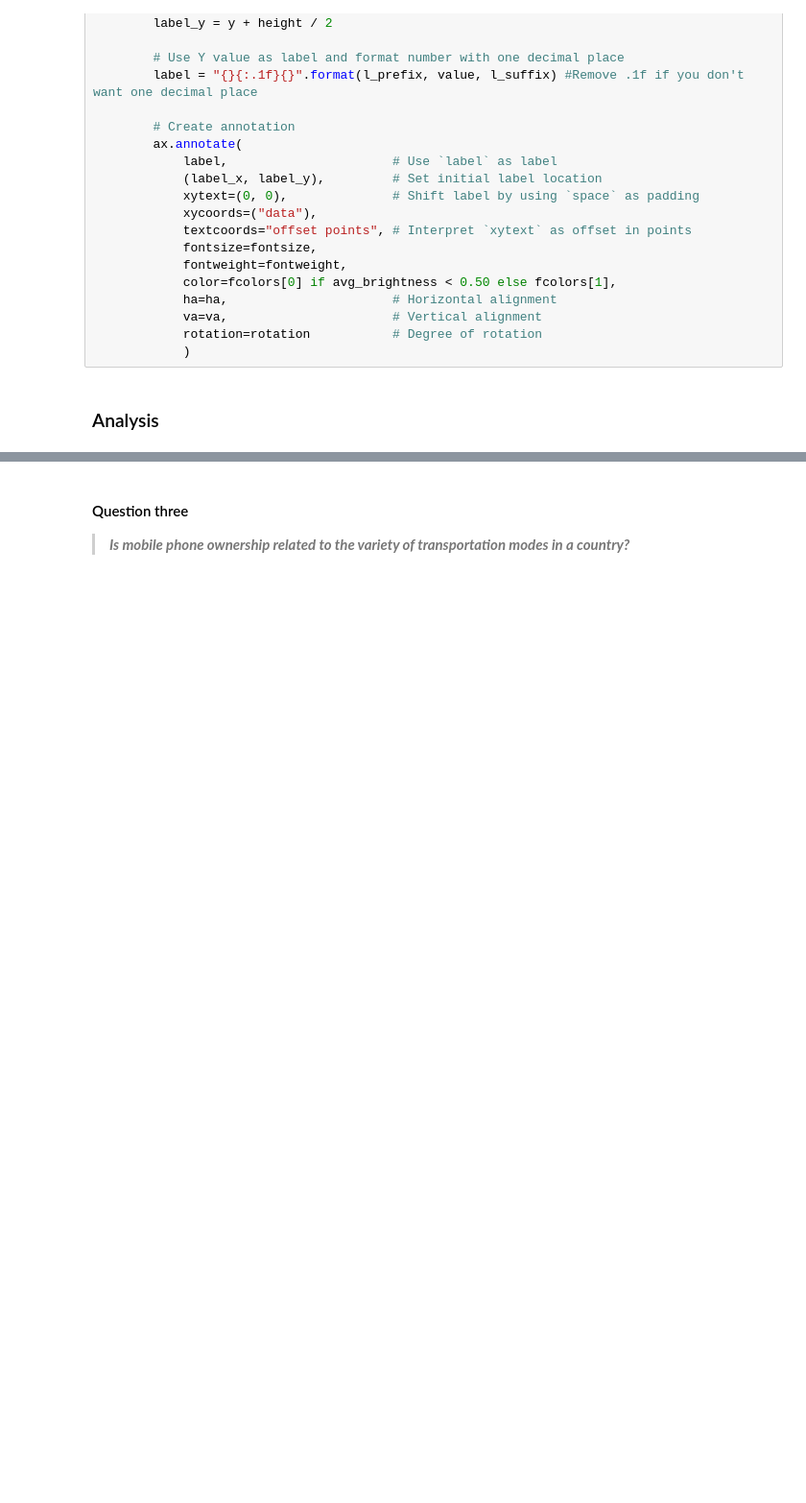
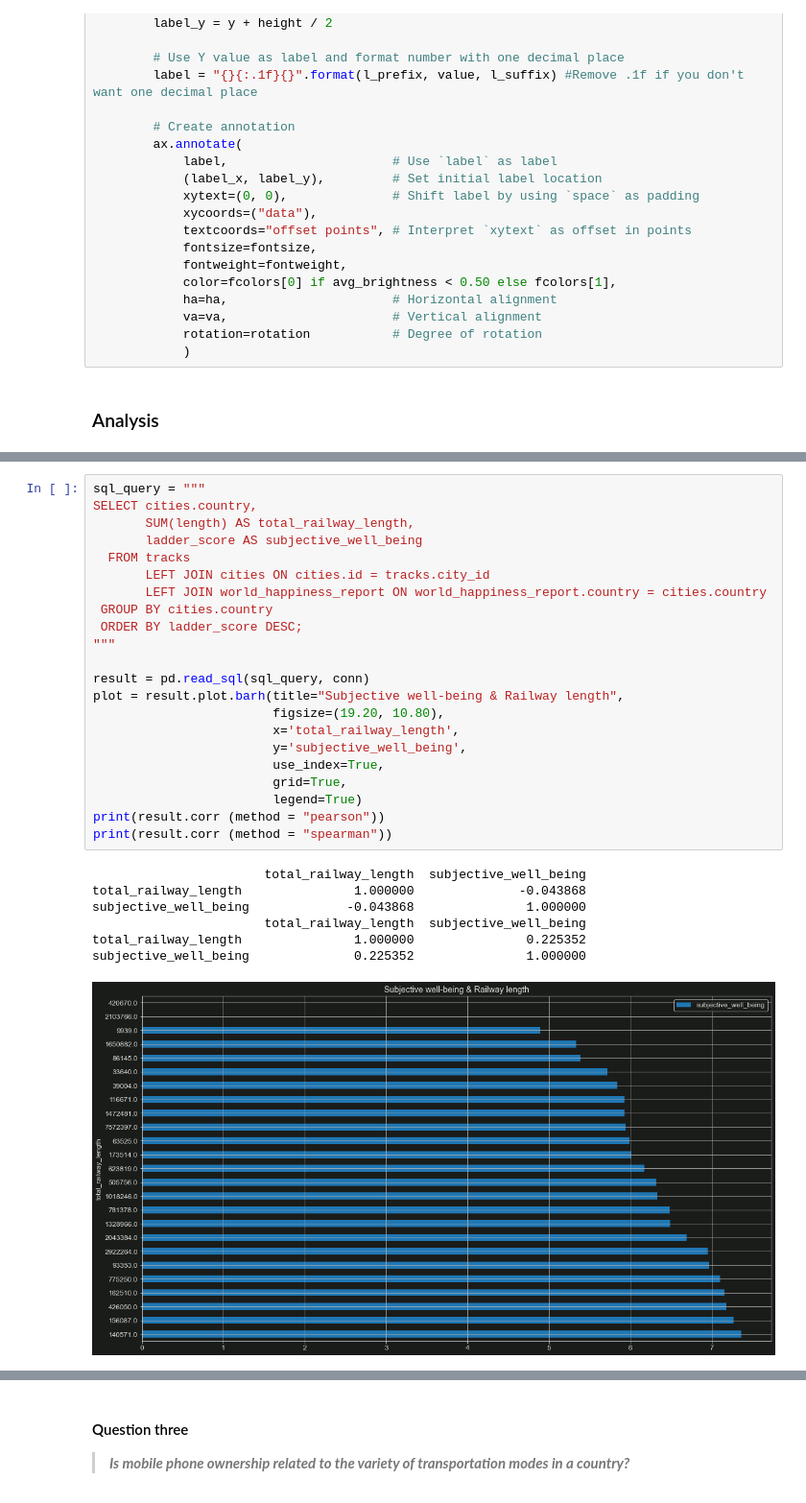
Before and after one commit to ejgenc/data-analysis_city-lines, a Jupyter notebook: notebooks/data-analysis.ipynb, the cells around one changed output, grey strips where cells are left out. Shown at 96% size. Cells and saved outputs as stored; diff of their text form; blank space fills up the shorter version.

```diff
--- a/notebooks/data-analysis.ipynb
+++ b/notebooks/data-analysis.ipynb
@@ -115,0 +169,30 @@ def add_value_labels_barh(ax, bar,
+# %%
+sql_query = """
+SELECT cities.country,
+       SUM(length) AS total_railway_length,
+       ladder_score AS subjective_well_being
+  FROM tracks
+       LEFT JOIN cities ON cities.id = tracks.city_id
+       LEFT JOIN world_happiness_report ON world_happiness_report.country = cities.country
+ GROUP BY cities.country
+ ORDER BY ladder_score DESC;
+"""
+
+result = pd.read_sql(sql_query, conn)
+plot = result.plot.barh(title="Subjective well-being & Railway length",
+                        figsize=(19.20, 10.80),
+                        x='total_railway_length',
+                        y='subjective_well_being',
+                        use_index=True,
+                        grid=True,
+                        legend=True)
+print(result.corr (method = "pearson"))
+print(result.corr (method = "spearman"))
+# %% [output]
+                       total_railway_length  subjective_well_being
+total_railway_length               1.000000              -0.043868
+subjective_well_being             -0.043868               1.000000
+                       total_railway_length  subjective_well_being
+total_railway_length               1.000000               0.225352
+subjective_well_being              0.225352               1.000000
+[figure, added]
```
Also changed, not shown: parts of 25 cells of this notebook, 1 other file.
